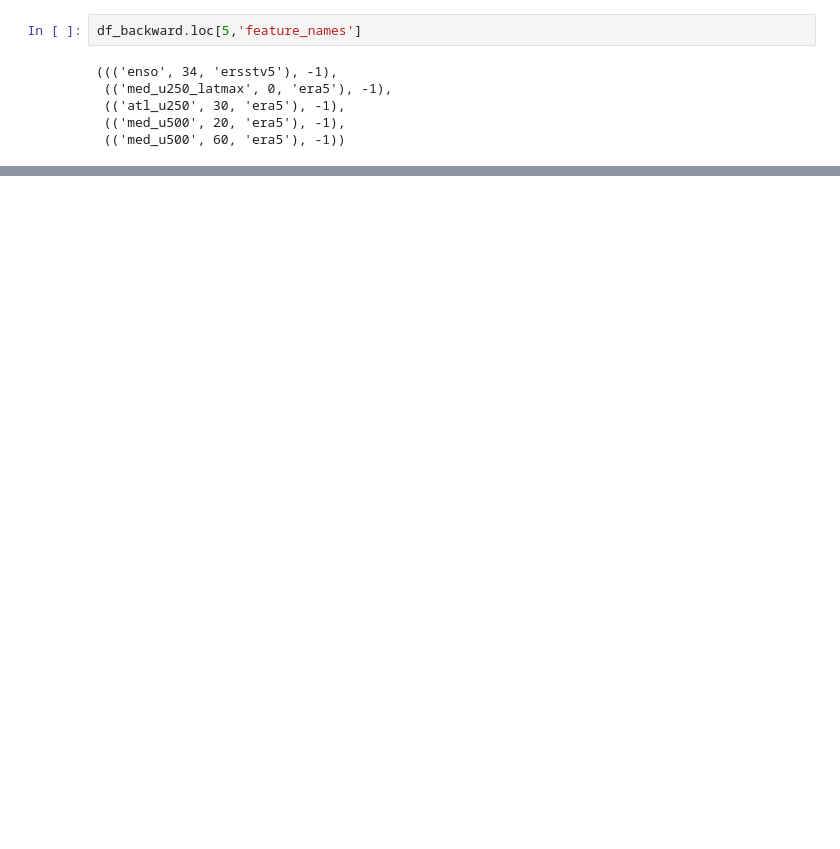
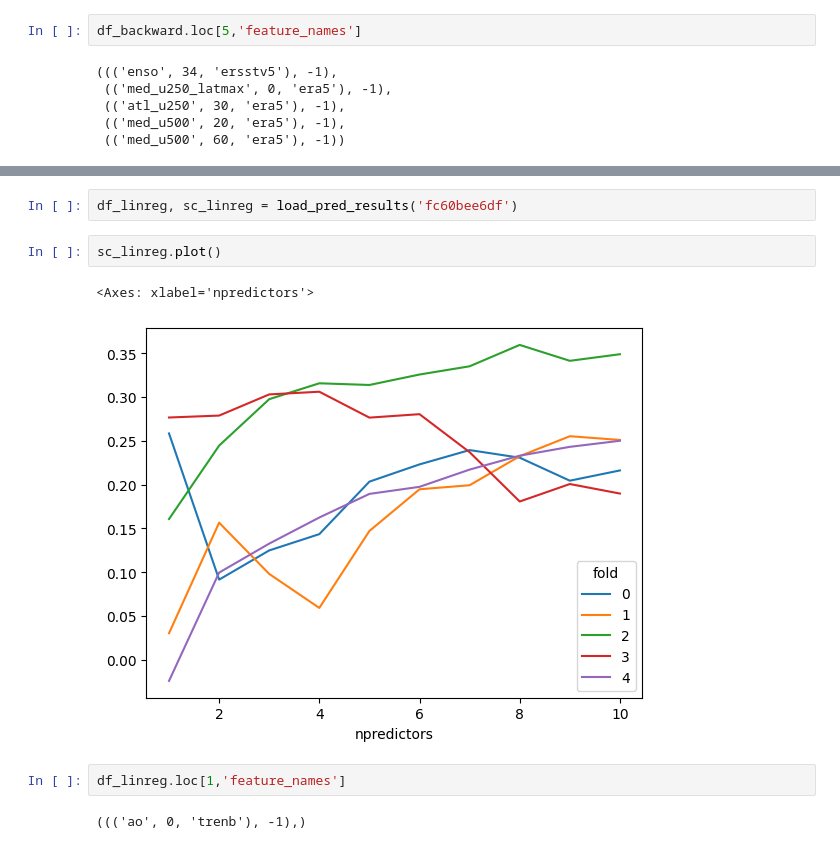
Before and after one commit to chiemvs/Medley, a Jupyter notebook: notebooks/Experiment_interpretation.ipynb, the cells around one changed output, grey strips where cells are left out. Saved outputs shown, nothing was run; the diff lists cells and outputs as text; blank space fills up the shorter version.

Commit message:
separated code for predselec results reading. Multiple conditions are possible for finding experiments. For estimators the residual regressor was implemented.

```diff
--- a/notebooks/Experiment_interpretation.ipynb
+++ b/notebooks/Experiment_interpretation.ipynb
@@ -244,0 +128,11 @@ df.drop('cv_scores', axis = 1)
+# %%
+df_linreg, sc_linreg = load_pred_results('fc60bee6df')
+# %%
+sc_linreg.plot()
+# %% [output]
+<Axes: xlabel='npredictors'>
+[figure, added]
+# %%
+df_linreg.loc[1,'feature_names']
+# %% [output]
+((('ao', 0, 'trenb'), -1),)
```
Also changed, not shown: parts of 19 cells of this notebook, 6 other files.
